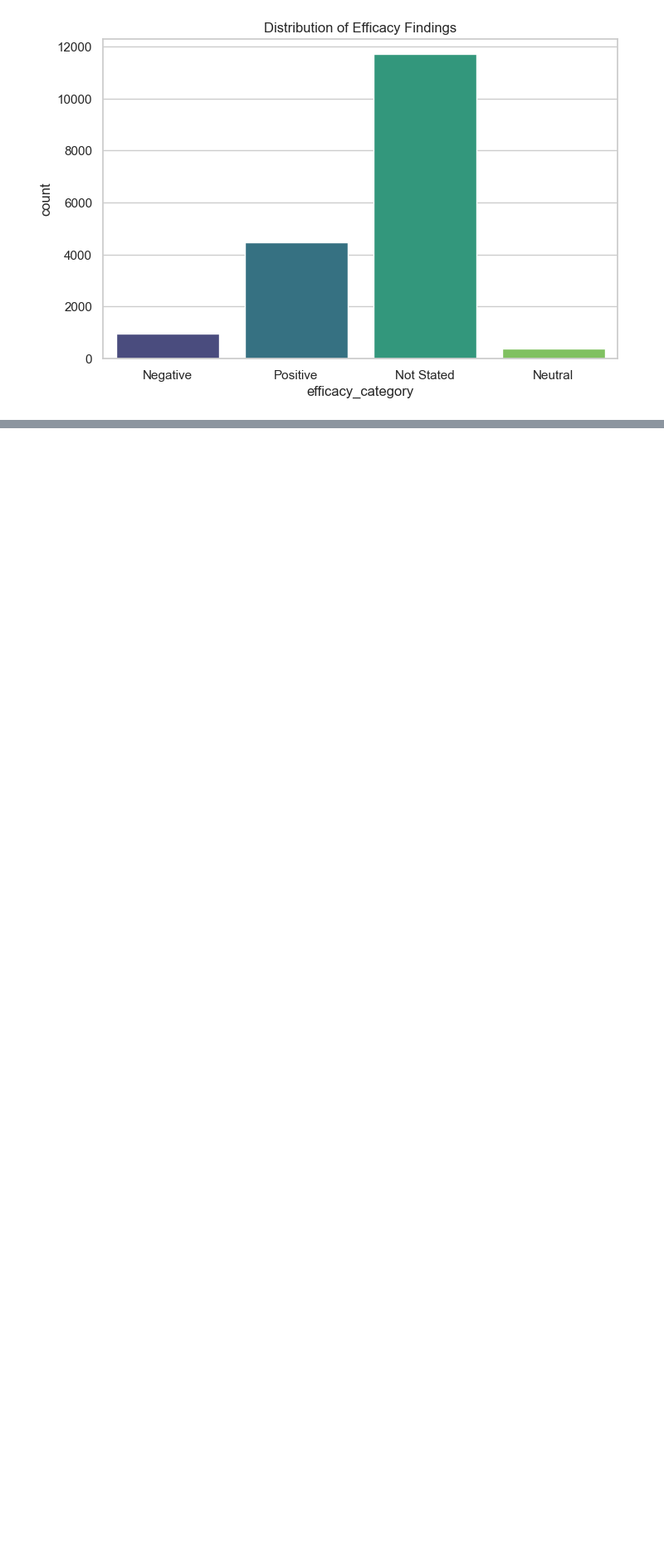
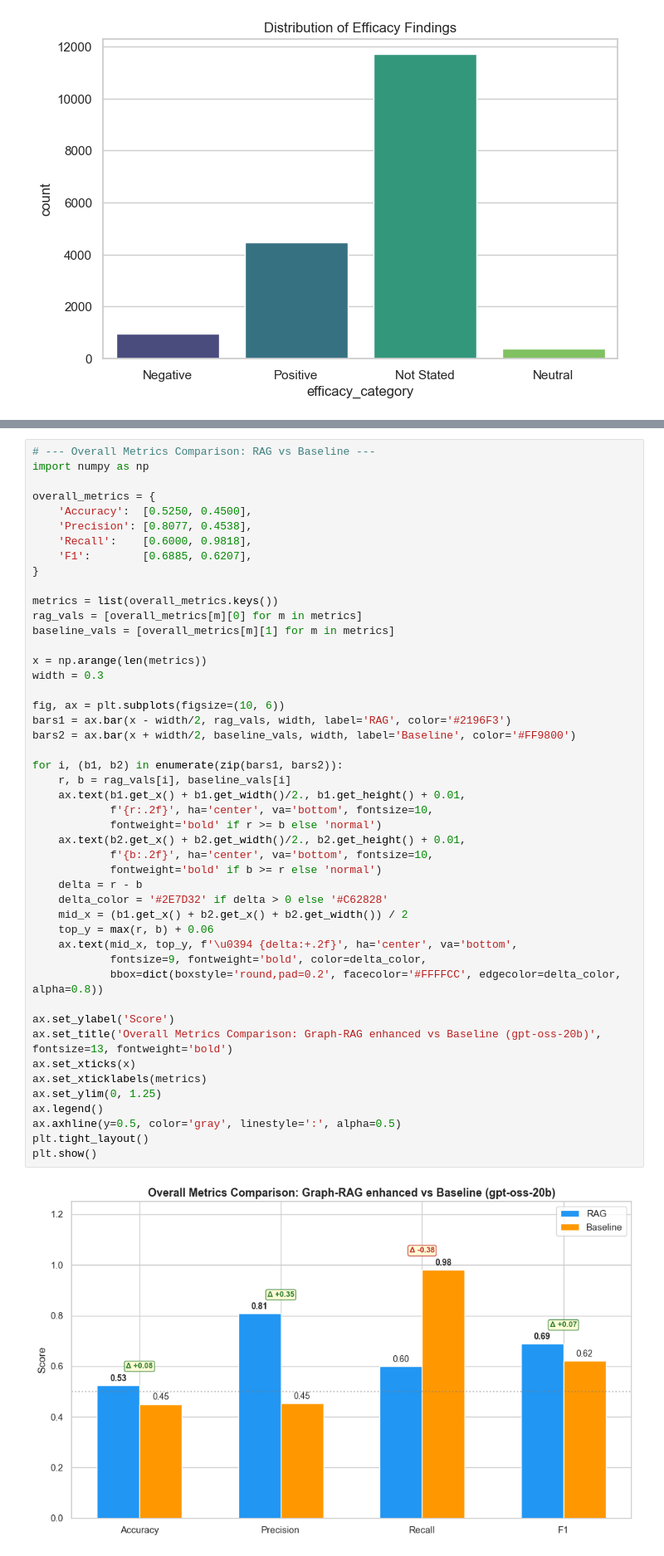
Before and after one commit to lkshmn/OncoGraphRAG, a Jupyter notebook: backend/Notebooks/eval_stats.ipynb, the cells around one changed output, grey strips where cells are left out. Shown at 83% size. Saved outputs shown, nothing was run; the diff lists cells and outputs as text; blank space fills up the shorter version.

```diff
--- a/backend/Notebooks/relation_stats.ipynb
+++ b/backend/Notebooks/eval_stats.ipynb
@@ -168,0 +265,49 @@ plt.show()
+# %%
+# --- Overall Metrics Comparison: RAG vs Baseline ---
+import numpy as np
+
+overall_metrics = {
+    'Accuracy':  [0.5250, 0.4500],
+    'Precision': [0.8077, 0.4538],
+    'Recall':    [0.6000, 0.9818],
+    'F1':        [0.6885, 0.6207],
+}
+
+metrics = list(overall_metrics.keys())
+rag_vals = [overall_metrics[m][0] for m in metrics]
+baseline_vals = [overall_metrics[m][1] for m in metrics]
+
+x = np.arange(len(metrics))
+width = 0.3
+
+fig, ax = plt.subplots(figsize=(10, 6))
+bars1 = ax.bar(x - width/2, rag_vals, width, label='RAG', color='#2196F3')
+bars2 = ax.bar(x + width/2, baseline_vals, width, label='Baseline', color='#FF9800')
+
+for i, (b1, b2) in enumerate(zip(bars1, bars2)):
+    r, b = rag_vals[i], baseline_vals[i]
+    ax.text(b1.get_x() + b1.get_width()/2., b1.get_height() + 0.01,
+            f'{r:.2f}', ha='center', va='bottom', fontsize=10,
+            fontweight='bold' if r >= b else 'normal')
+    ax.text(b2.get_x() + b2.get_width()/2., b2.get_height() + 0.01,
+            f'{b:.2f}', ha='center', va='bottom', fontsize=10,
+            fontweight='bold' if b >= r else 'normal')
+    delta = r - b
+    delta_color = '#2E7D32' if delta > 0 else '#C62828'
+    mid_x = (b1.get_x() + b2.get_x() + b2.get_width()) / 2
+    top_y = max(r, b) + 0.06
+    ax.text(mid_x, top_y, f'\u0394 {delta:+.2f}', ha='center', va='bottom',
+            fontsize=9, fontweight='bold', color=delta_color,
+            bbox=dict(boxstyle='round,pad=0.2', facecolor='#FFFFCC', edgecolor=delta_color, alpha=0.8))
+
+ax.set_ylabel('Score')
+ax.set_title('Overall Metrics Comparison: Graph-RAG enhanced vs Baseline (gpt-oss-20b)', fontsize=13, fontweight='bold')
+ax.set_xticks(x)
+ax.set_xticklabels(metrics)
+ax.set_ylim(0, 1.25)
+ax.legend()
+ax.axhline(y=0.5, color='gray', linestyle=':', alpha=0.5)
+plt.tight_layout()
+plt.show()
+# %% [output]
+[figure, added]
```
Also changed, not shown: parts of 5 cells of this notebook, 1 other file.
